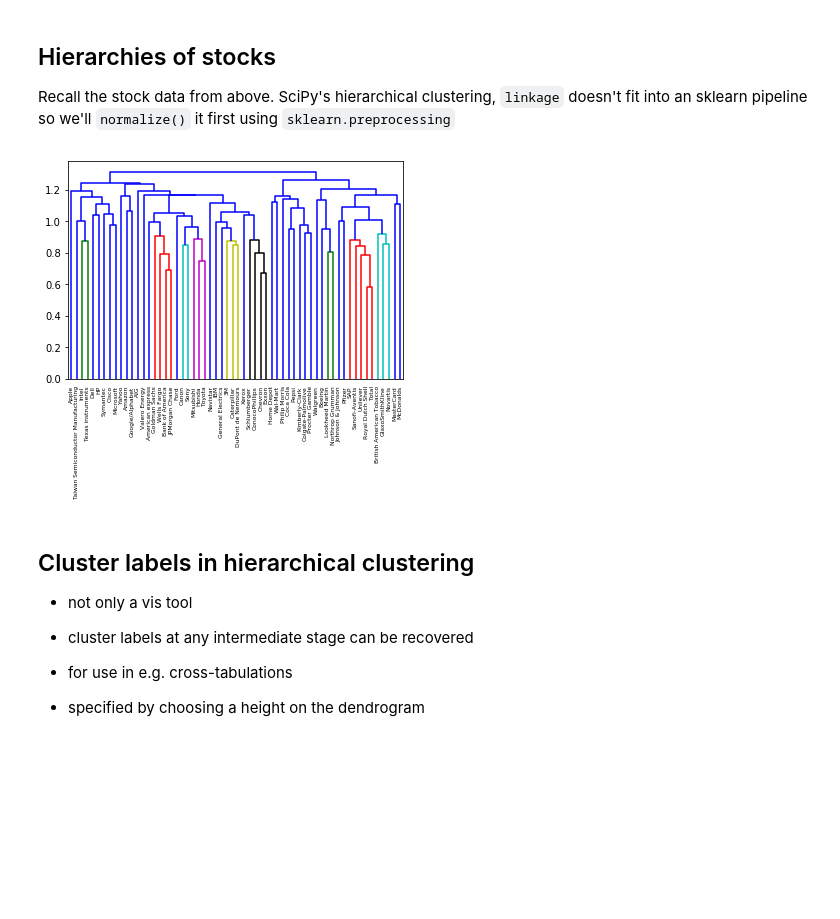
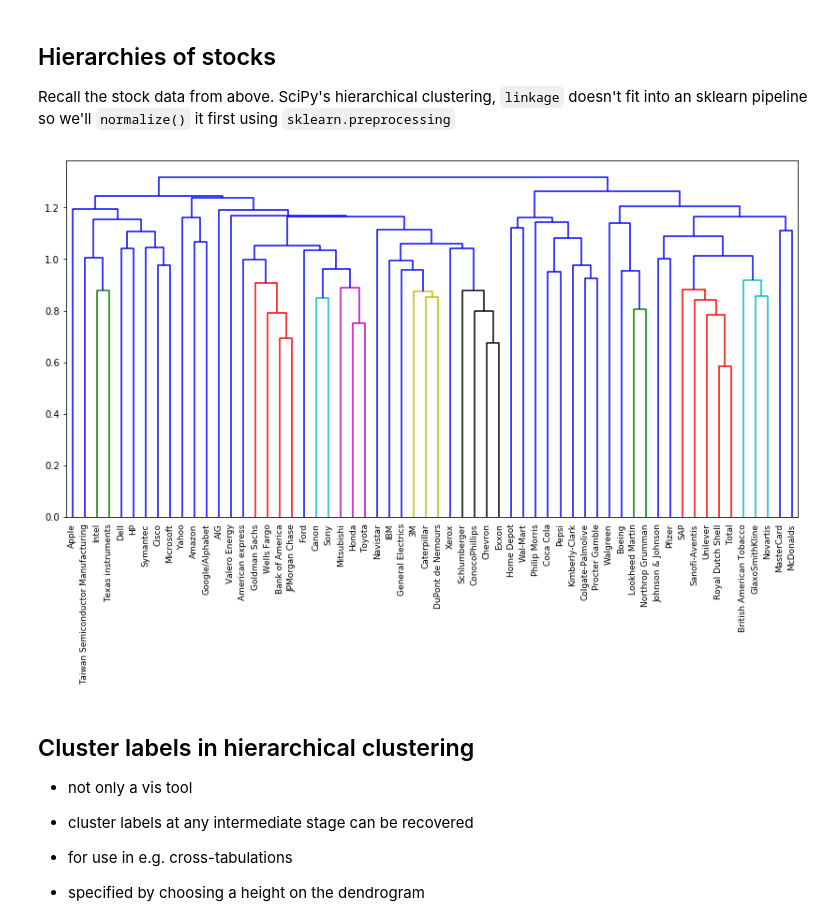
Before and after one commit to paulo-g-martinez/unsupervised-learning-in-python, a Jupyter notebook: unsupervised-learning-in-python.ipynb, the cells around one changed output. Drawn from its saved outputs; the diff is of its cells as text; code cells hidden in the pictures; blank space fills up the shorter version.

```diff
--- a/unsupervised-learning-in-python.ipynb
+++ b/unsupervised-learning-in-python.ipynb
@@ -2056,21 +2131,22 @@ SciPy's hierarchical clustering, `linkage` doesn't fit into an sklearn pipeline
 # %%
 # Import normalize
 from sklearn.preprocessing import normalize
 
 # Normalize the movements: normalized_movements
 normalized_movements = normalize(movements)
 
 # Calculate the linkage: mergings
 mergings = linkage(normalized_movements, method = 'complete')
 
 # Plot the dendrogram
+plt.figure(figsize=(14, 7))
 dendrogram(mergings,
-labels = companies,
-leaf_rotation = 90,
-leaf_font_size = 6)
+    labels = companies,
+    leaf_rotation = 90,
+    leaf_font_size = 9)
 plt.show()
 # %% [output]
-[figure, old version]
+[figure, new version]
 # %% [markdown]
 ## Cluster labels in hierarchical clustering
 - not only a vis tool
```
Also changed, not shown: parts of 48 cells of this notebook.
